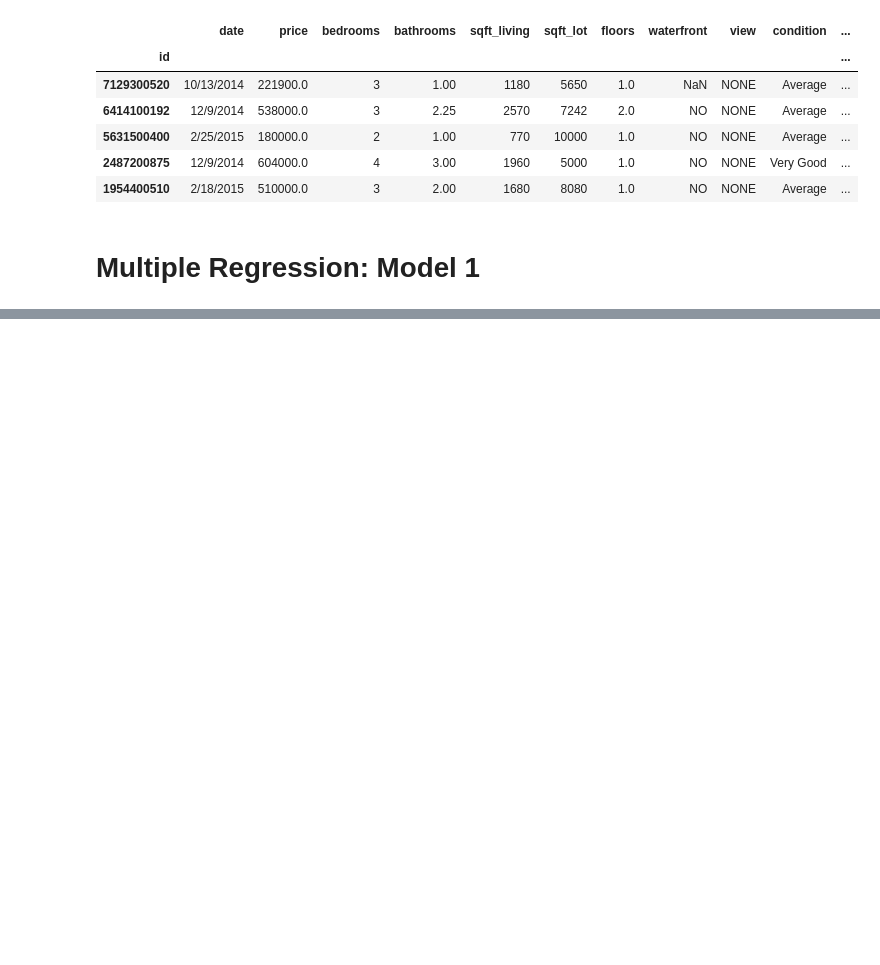
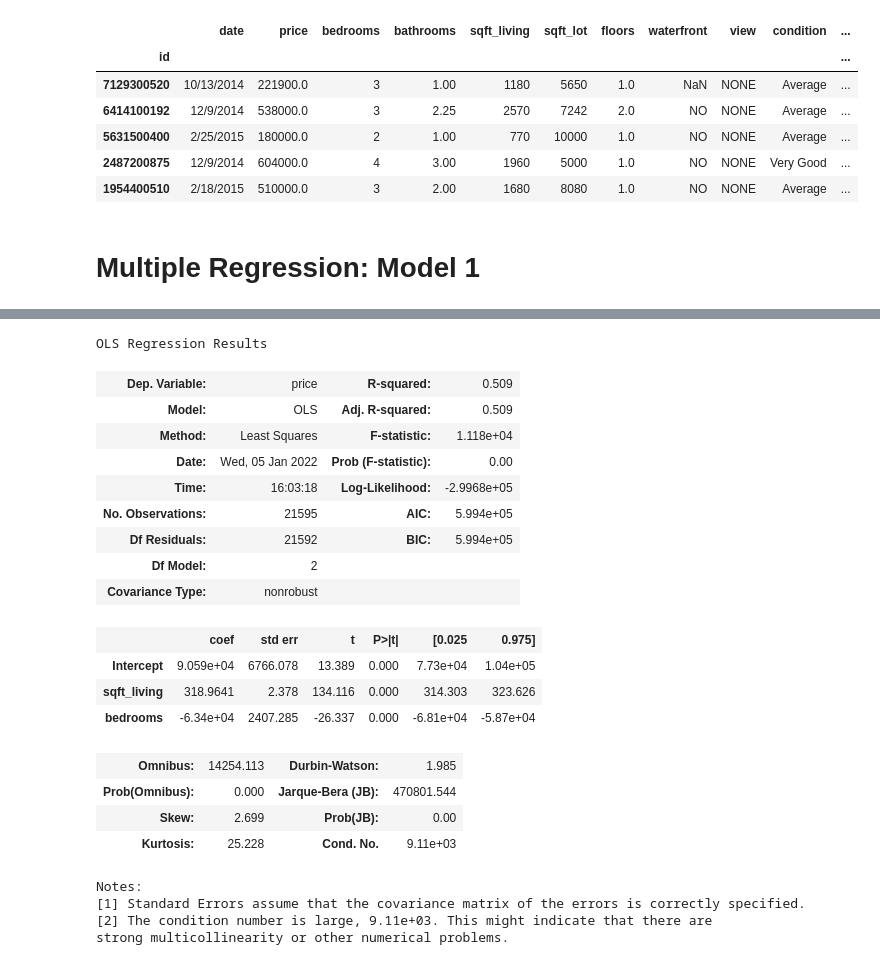
Before and after one commit to namitarana1/KingCounty-Housing, a Jupyter notebook: Real_Estate_Analysis.ipynb, the cells around one changed output, grey strips where cells are left out. Saved outputs shown, nothing was run; the diff lists cells and outputs as text; code cells hidden in the pictures; blank space fills up the shorter version.

```diff
--- a/Real_Estate_Analysis.ipynb
+++ b/Real_Estate_Analysis.ipynb
@@ -391 +393,29 @@ Notes:
 strong multicollinearity or other numerical problems.
+# %%
+simple_formula='price ~ sqft_living + bedrooms'
+simple_model = ols(simple_formula, df_explore1).fit()
+simple_model_summ = simple_model.summary()
+simple_model_summ
+# %% [output]
+OLS Regression Results
+| Dep. Variable: | price | R-squared: | 0.509 |
+| Model: | OLS | Adj. R-squared: | 0.509 |
+| Method: | Least Squares | F-statistic: | 1.118e+04 |
+| Date: | Wed, 05 Jan 2022 | Prob (F-statistic): | 0.00 |
+| Time: | 16:03:18 | Log-Likelihood: | -2.9968e+05 |
+| No. Observations: | 21595 | AIC: | 5.994e+05 |
+| Df Residuals: | 21592 | BIC: | 5.994e+05 |
+| Df Model: | 2 |  |  |
+| Covariance Type: | nonrobust |  |  |
+|  | coef | std err | t | P>|t| | [0.025 | 0.975] |
+| Intercept | 9.059e+04 | 6766.078 | 13.389 | 0.000 | 7.73e+04 | 1.04e+05 |
+| sqft_living | 318.9641 | 2.378 | 134.116 | 0.000 | 314.303 | 323.626 |
+| bedrooms | -6.34e+04 | 2407.285 | -26.337 | 0.000 | -6.81e+04 | -5.87e+04 |
+| Omnibus: | 14254.113 | Durbin-Watson: | 1.985 |
+| Prob(Omnibus): | 0.000 | Jarque-Bera (JB): | 470801.544 |
+| Skew: | 2.699 | Prob(JB): | 0.00 |
+| Kurtosis: | 25.228 | Cond. No. | 9.11e+03 |
+Notes:
+[1] Standard Errors assume that the covariance matrix of the errors is correctly specified.
+[2] The condition number is large, 9.11e+03. This might indicate that there are
+strong multicollinearity or other numerical problems.
```
Also changed, not shown: parts of 23 cells of this notebook.
